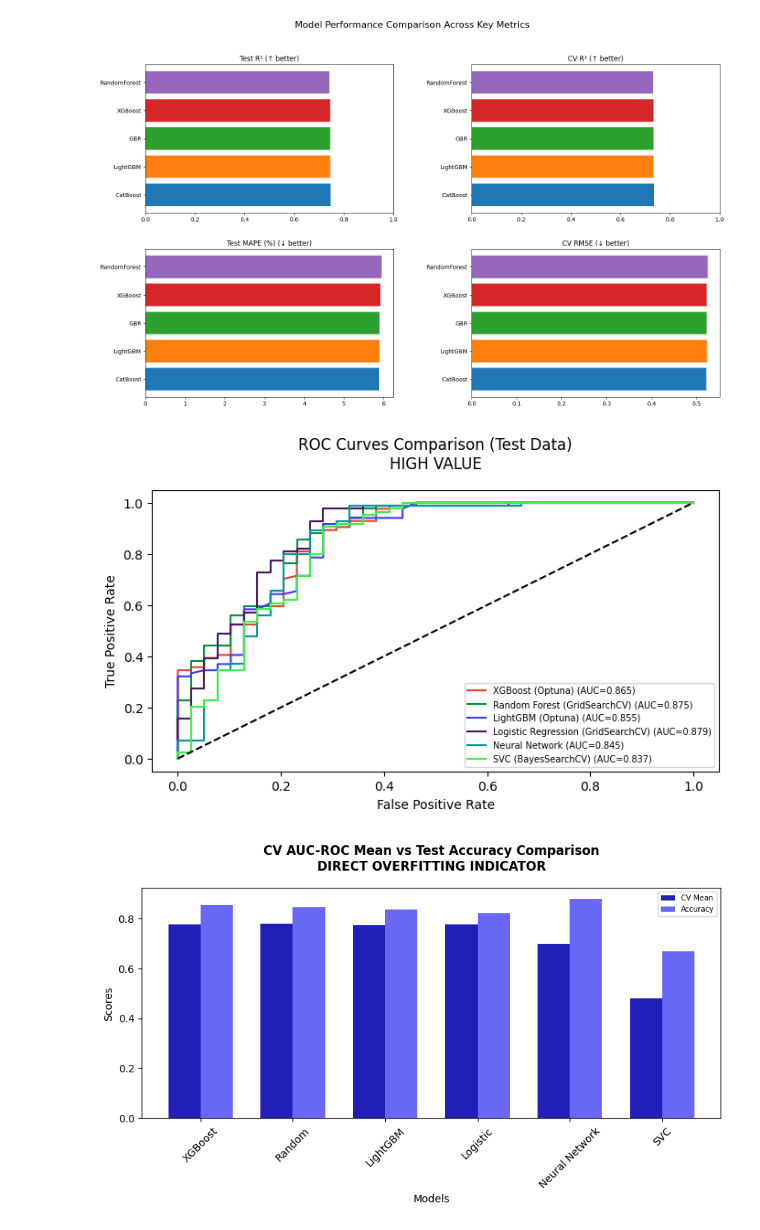
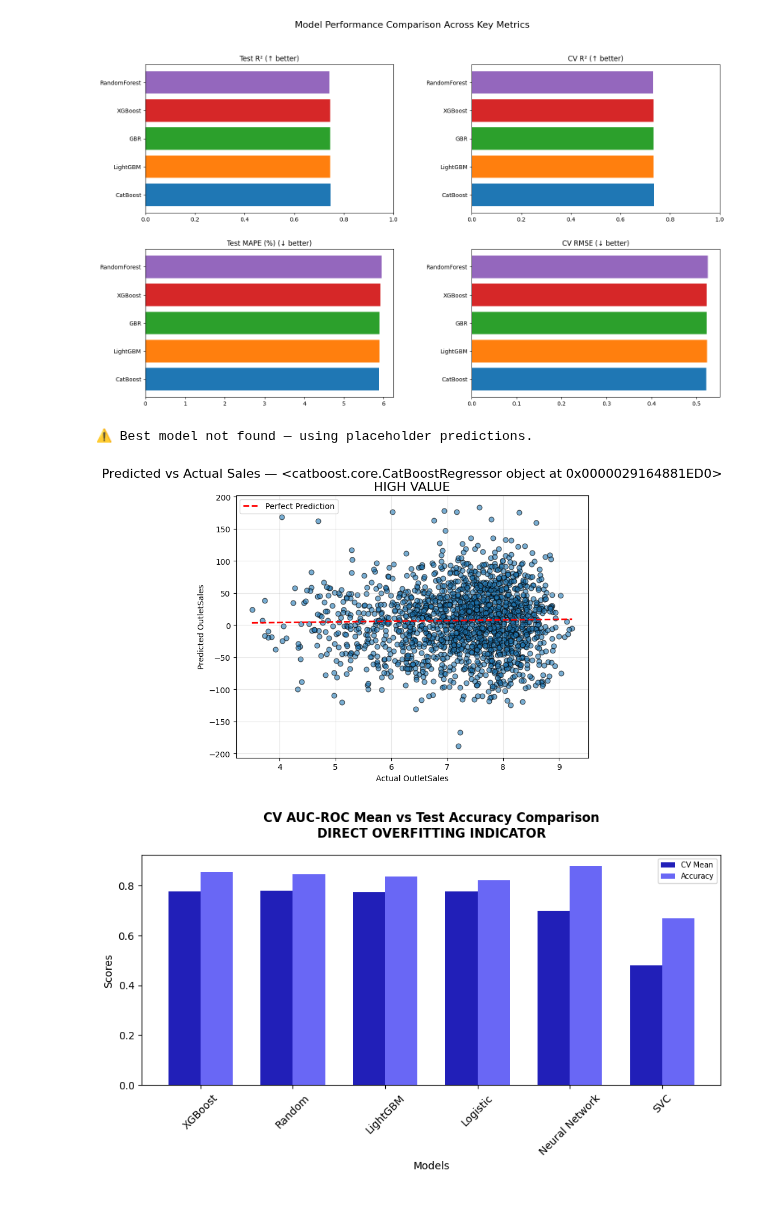
Before and after one commit to tshihab07/Super-Market-Sales-Forecasting, a Jupyter notebook: notebookes/model_SelectionAndAnalysis.ipynb, the cells around one changed output. Saved outputs shown, nothing was run; the diff lists cells and outputs as text; code cells hidden in the pictures.

Commit message:
feat(visualization): implement performance metric plots accross best variants from all models

```diff
--- a/notebookes/model_SelectionAndAnalysis.ipynb
+++ b/notebookes/model_SelectionAndAnalysis.ipynb
@@ -226,32 +226,29 @@ plt.show()
 # %% [output]
 [figure]
 # %%
-""" ROC Curves Comparison (Test Data) - HIGH VALUE """
+""" Predicted vs Actual (Scatter) Plot for Best Model """
 
-plt.figure(figsize=(8, 4))
+best_model_path = model_dir / "model_Catboost.pkl"
+try:
+    best_model_name = joblib.load(best_model_path)
+    y_pred_best = best_model_name.predict(artifacts['x_test'])
+except:
+    print("⚠️ Best model not found — using placeholder predictions.")
+    y_pred_best = artifacts['y_test'] * 0.95 + np.random.normal(0, 50, len(artifacts['y_test']))
 
-# plot ROC curves data
-colors = ['#E14434', '#06923E', '#3D3BF3', '#461959', "#03969B", "#3BF144"]
-
-for i, row in model_ranking.iterrows():
-    model_name = row['Model']
-    auc_roc = row['AUC-ROC']
-    test_proba_file = model_map[model_name]
-    test_proba = np.load(model_dir /f"{test_proba_file}_testProba.npy")
-    fpr, tpr, _ = roc_curve(y_test, test_proba)
-
-    plt.plot(fpr, tpr, label=f"{model_name} (AUC={auc_roc:.3f})", color=colors[i % len(colors)])
-
-plt.plot([0, 1], [0, 1], 'k--')
-
-# set labels
-plt.xlabel('False Positive Rate')
-plt.ylabel('True Positive Rate')
-plt.title('ROC Curves Comparison (Test Data)\nHIGH VALUE', fontsize=12, y=1.05)
-plt.legend(fontsize=7)
+# Plot
+plt.figure(figsize=(8, 6))
+plt.scatter(artifacts['y_test'], y_pred_best, alpha=0.6, color='#1f77b4', edgecolor='k', s=40)
+plt.plot([artifacts['y_test'].min(), artifacts['y_test'].max()], [artifacts['y_test'].min(), artifacts['y_test'].max()], 'r--', lw=2, label='Perfect Prediction')
+plt.xlabel("Actual OutletSales")
+plt.ylabel("Predicted OutletSales")
+plt.title(f"Predicted vs Actual Sales — {best_model}\nHIGH VALUE", fontsize=16, y=1.02)
+plt.legend()
+plt.grid(True, alpha=0.3)
 plt.show()
 # %% [output]
+⚠️ Best model not found — using placeholder predictions.
-[figure, old version]
+[figure, new version]
 # %%
 """ CV Mean vs Test Accuracy Comparison - DIRECT OVERFITTING INDICATOR """
 
```
